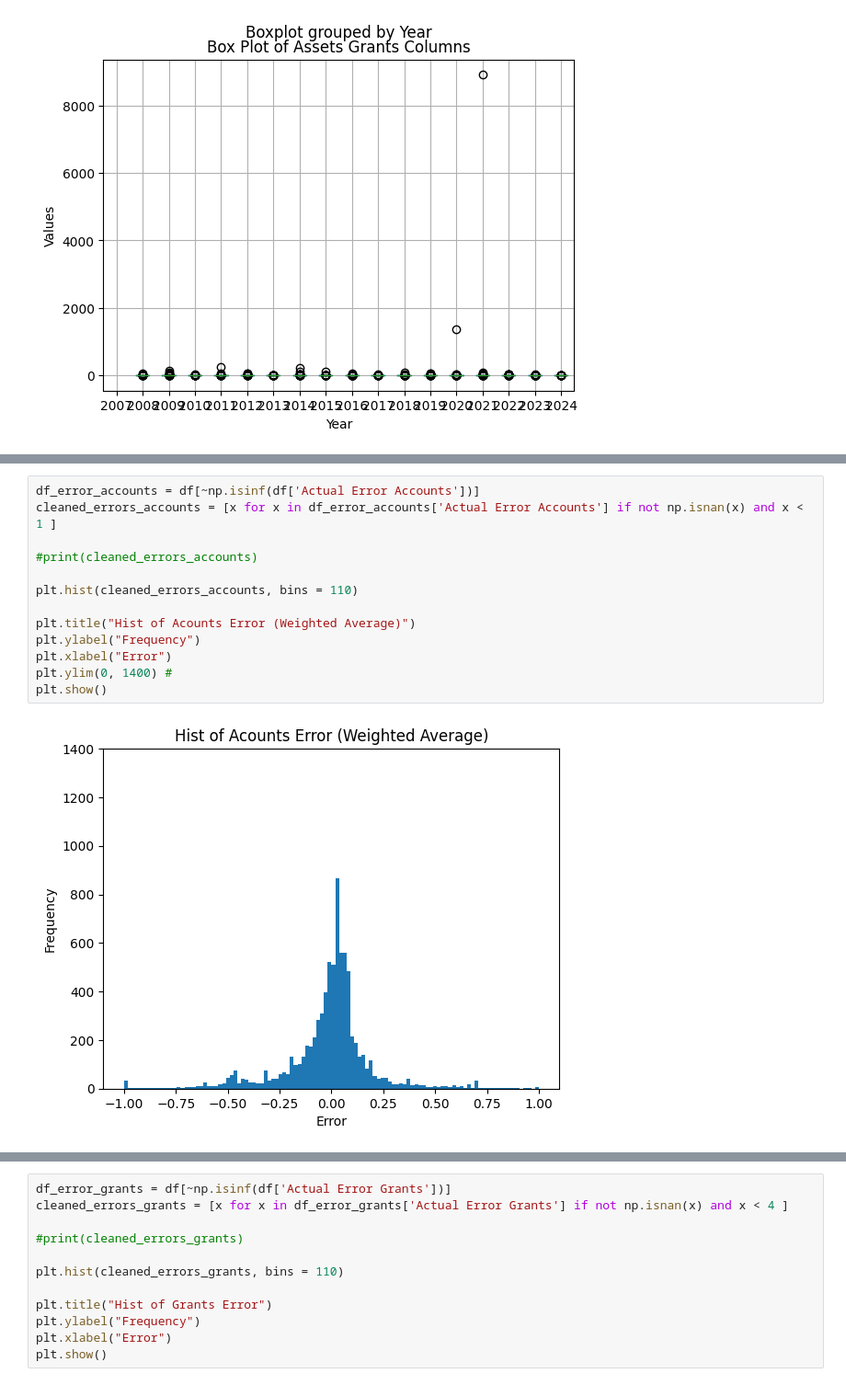
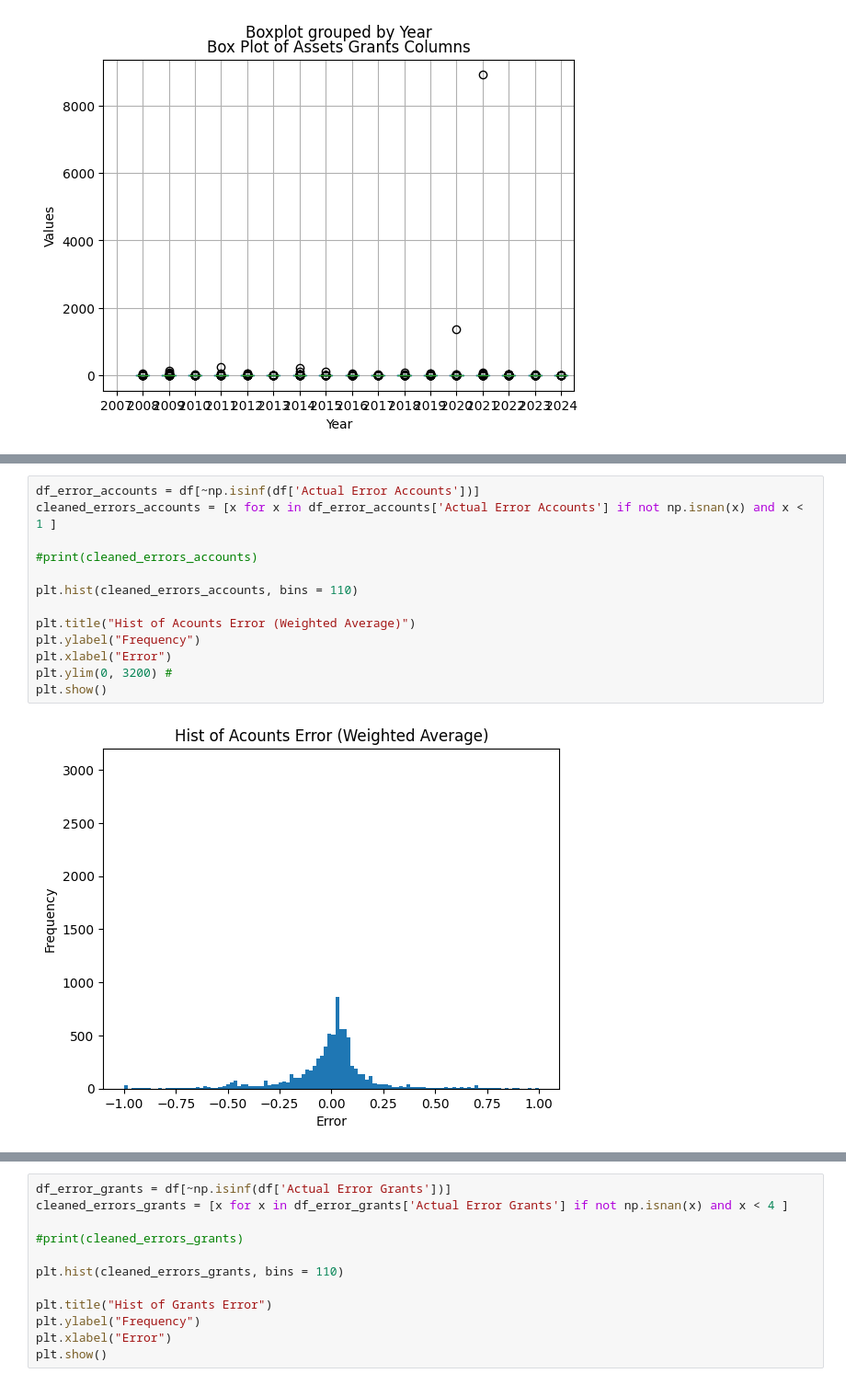
Before and after one commit to nichmars/Test, a Jupyter notebook: WeightedAveragePctChange.ipynb, the cells around one changed output, grey strips where cells are left out. Shown at 92% size. Saved outputs shown, nothing was run; the diff lists cells and outputs as text.

```diff
--- a/WeightedAveragePctChange.ipynb
+++ b/WeightedAveragePctChange.ipynb
@@ -198,18 +242,18 @@ Name: 1090, dtype: object
 # %%
 df_error_accounts = df[~np.isinf(df['Actual Error Accounts'])]
 cleaned_errors_accounts = [x for x in df_error_accounts['Actual Error Accounts'] if not np.isnan(x) and x < 1 ]
 
 #print(cleaned_errors_accounts)
 
 plt.hist(cleaned_errors_accounts, bins = 110)
 
 plt.title("Hist of Acounts Error (Weighted Average)")
 plt.ylabel("Frequency")
 plt.xlabel("Error")
-plt.ylim(0, 1400) #
+plt.ylim(0, 3200) #
 plt.show()
 # %% [output]
-[figure, old version]
+[figure, new version]
 # %%
 df_error_contributions = df[~np.isinf(df['Actual Error Contributions'])]
 cleaned_errors_contributions = [x for x in df_error_contributions['Actual Error Contributions'] if not np.isnan(x) and x < 6 ]
```
Also changed, not shown: parts of 4 cells of this notebook.
